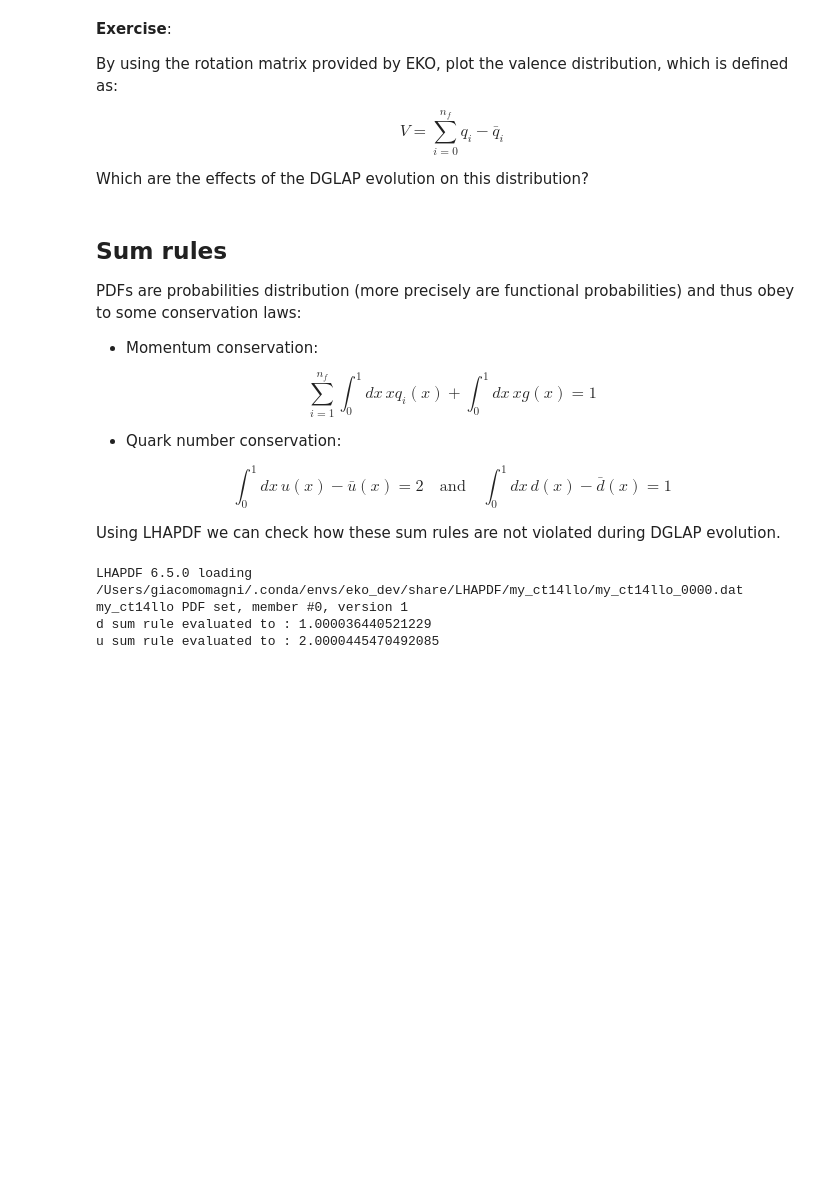
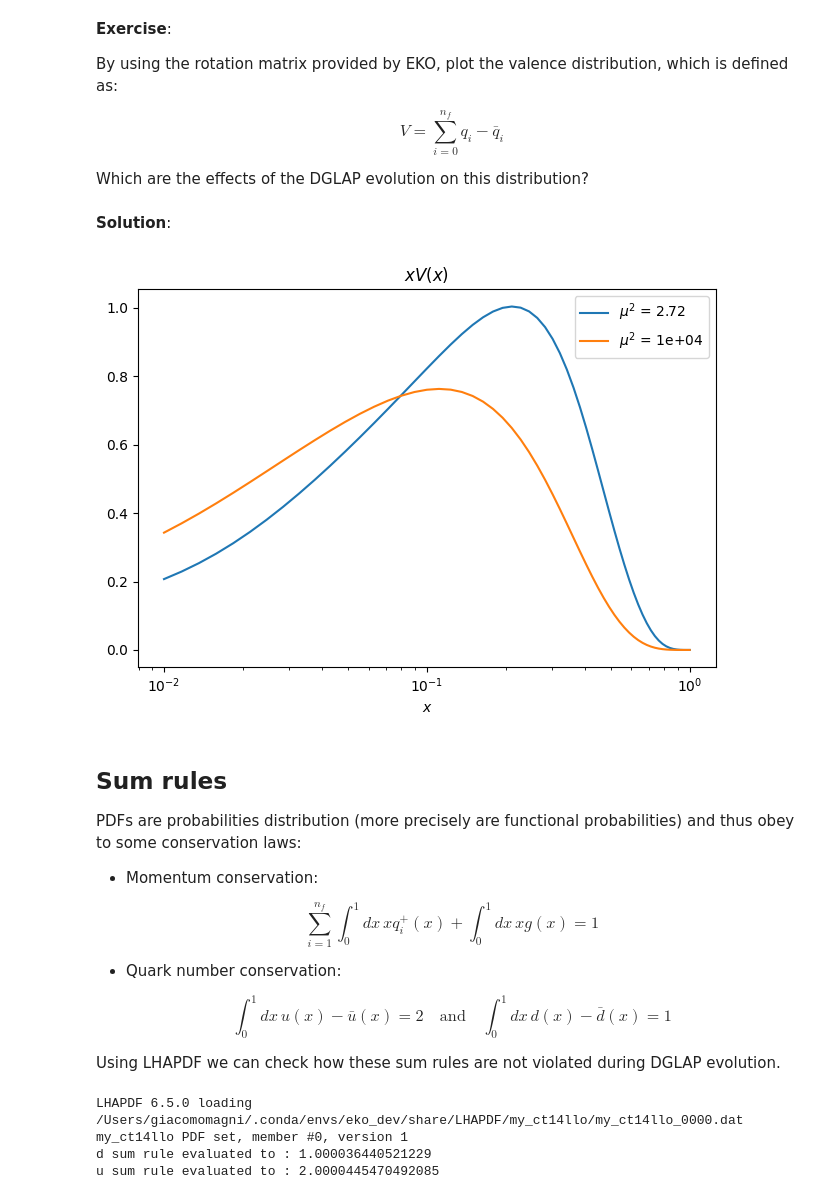
Before and after one commit to NNPDF/como-2023, a Jupyter notebook: w1t3-rge-pdfs/pdf.ipynb, the cells around one changed output. Drawn from its saved outputs; the diff is of its cells as text; code cells hidden in the pictures; blank space fills up the shorter version.

```diff
--- a/w1t3-rge-pdfs/pdf.ipynb
+++ b/w1t3-rge-pdfs/pdf.ipynb
@@ -239,6 +239,36 @@ $$ V = \sum_{i=0}^{n_f} q_i - \bar{q}_i $$
 
 
 Which are the effects of the DGLAP evolution on this distribution?
+# %% [markdown]
+**Solution**:
+# %%
+# loop in mu2
+for mu2 in mu2_grid:
+    pdfs_flavor = []
+    # loop on flavors
+    for pid in br.flavor_basis_pids:
+        if pdf.hasFlavor(pid):
+            pdfs_flavor.append([pdf.xfxQ2(pid, x, mu2) for x in x_grid])
+        else:
+            pdfs_flavor.append(np.zeros_like(x_grid))
+
+    # rotate to evolution
+    pdf_evol = br.rotate_flavor_to_evolution @ pdfs_flavor
+
+    # select singlet values
+    singlet_vals = pdf_evol[3]
+
+    # plot
+    plt.plot(x_grid, singlet_vals, label=f"$\\mu^2$ = {mu2:.3g}")
+
+plt.title("$x V(x)$")
+plt.xlabel("$x$")
+plt.xscale("log")
+plt.legend()
+plt.tight_layout()
+plt.show()
+# %% [output]
+[figure, added]
 # %% [markdown]
 ## Sum rules
 
@@ -246,7 +276,7 @@ PDFs are probabilities distribution (more precisely are functional probabilities
 
 * Momentum conservation:
 
-$$ \sum_{i=1}^{n_f} \int_0^{1}dx\, x q_i(x) + \int_0^{1}dx\, x g(x) = 1 $$
+$$ \sum_{i=1}^{n_f} \int_0^{1}dx\, x q^+_i(x) + \int_0^{1}dx\, x g(x) = 1 $$
 
 * Quark number conservation:
 
```
Also changed, not shown: parts of 4 cells of this notebook, 1 other file.
